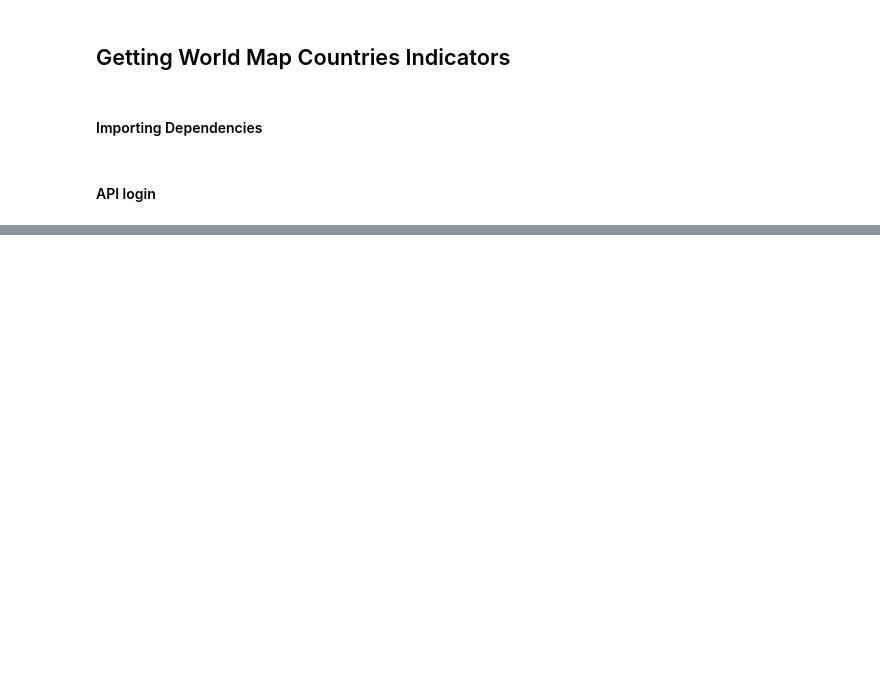
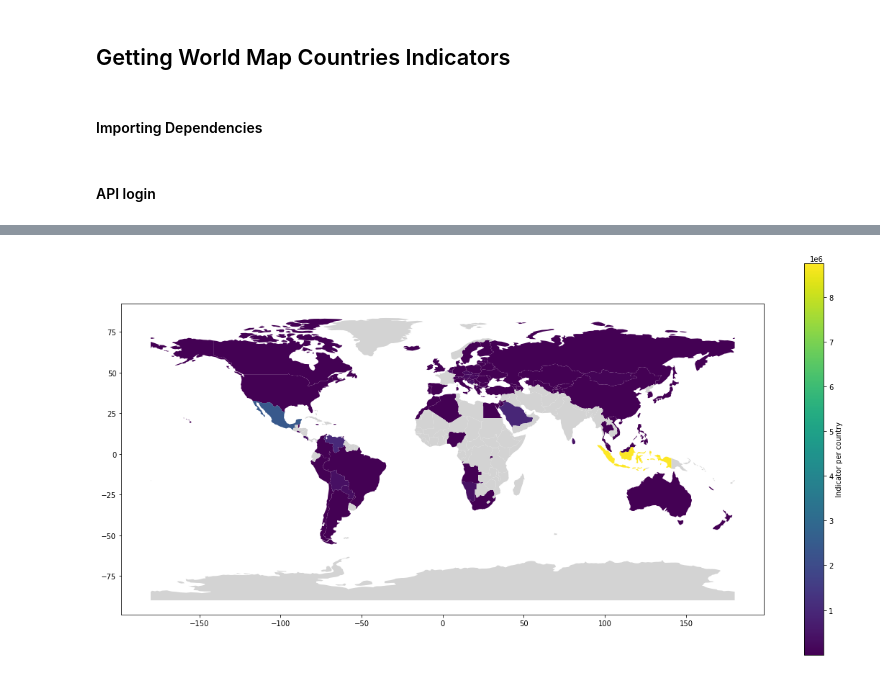
Before and after one commit to tradingeconomics/notebooks, a Jupyter notebook: Indicators/TE_World_Maps_Countries_Indicators.ipynb, the cells around one changed output, grey strips where cells are left out. Saved outputs shown, nothing was run; the diff lists cells and outputs as text; code cells hidden in the pictures; blank space fills up the shorter version.

```diff
--- a/Indicators/TE_World_Maps_Countries_Indicators.ipynb
+++ b/Indicators/TE_World_Maps_Countries_Indicators.ipynb
@@ -160,0 +144,4 @@ fig.show()
+# %%
+get_world_location_indicators(indicator='Unemployed Persons')
+# %% [output]
+[figure, added]
```
Also changed, not shown: parts of 16 cells of this notebook.
